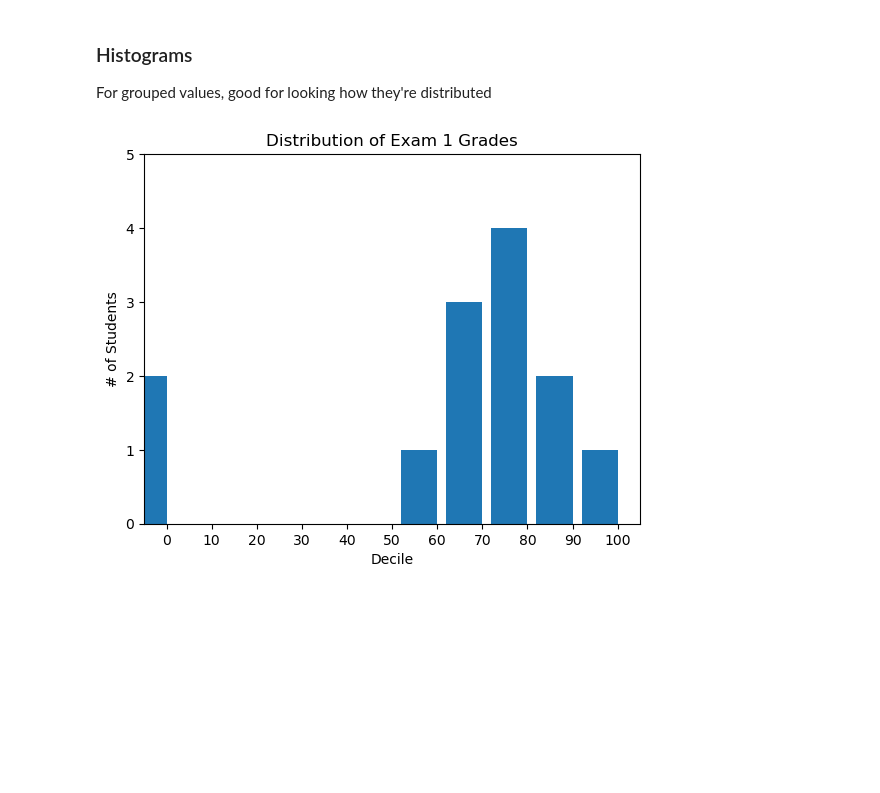
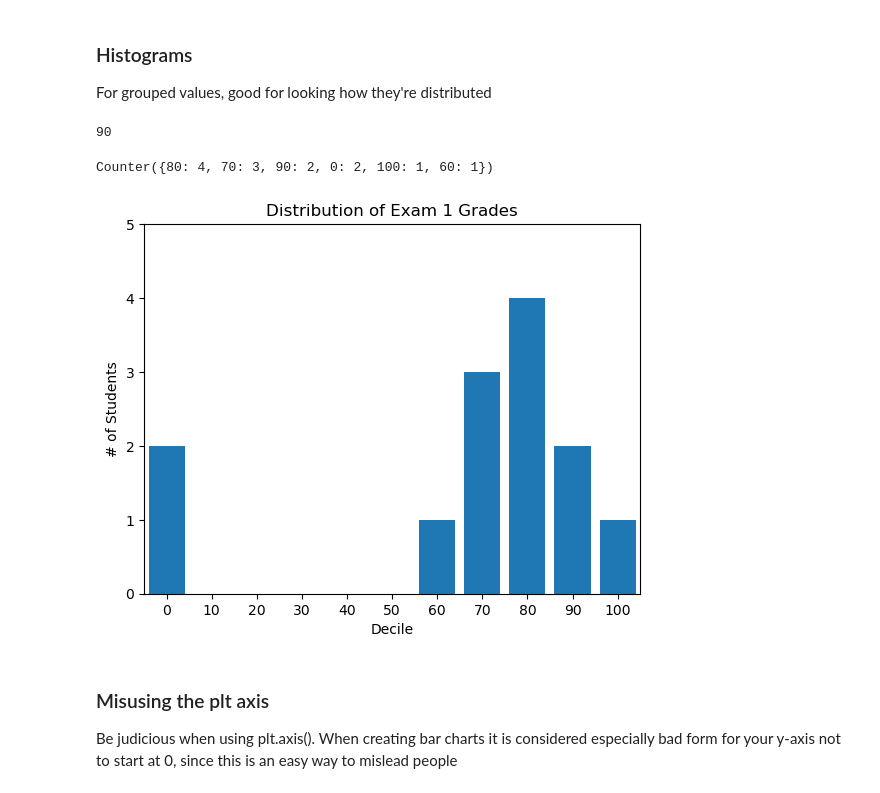
Before and after one commit to C11R11/DataTraining, a Jupyter notebook: Books/Data Science from Scratch/Chapter_2.ipynb, the cells around one changed output. Cells and saved outputs as stored; diff of their text form; code cells hidden in the pictures; blank space fills up the shorter version.

```diff
--- a/Books/Data Science from Scratch/Chapter_2.ipynb
+++ b/Books/Data Science from Scratch/Chapter_2.ipynb
@@ -52,21 +58,27 @@ For grouped values, good for looking how they're distributed
+# %%
+print(decile(95))
+# %% [output]
+90
+# %%
+print(histogram)
+# %% [output]
+Counter({80: 4, 70: 3, 90: 2, 0: 2, 100: 1, 60: 1})
 # %%
-from collections import Counter
-
-grades = [83,95,91,87,70,0,85,82,100,67,73,77,0]
-decile = lambda grade: grade // 10 * 10
-histogram = Counter(decile(grade) for grade in grades)
-
-plt.bar([x- 4 for x in histogram.keys()],   # shift each bar to the left by 4
+plt.bar([x for x in histogram.keys()],   # shift each bar to the left by 4
             histogram.values(),             # give each bar its correct height
             8)                              # give each bar a width of 8
 
 plt.axis([-5, 105, 0, 5])                   # x-axis from-5 to 105,
                                             # y-axis from 0 to 5
 
 plt.xticks([10 * i for i in range(11)])     # x-axis labels at 0, 10, ..., 100
 plt.xlabel("Decile")
 plt.ylabel("# of Students")
 plt.title("Distribution of Exam 1 Grades")
 plt.show()
 # %% [output]
-[figure, old version]
+[figure, new version]
+# %% [markdown]
+### Misusing the plt axis
+
+Be judicious when using plt.axis(). When creating bar charts it is considered especially bad form for your y-axis not to start at 0, since this is an easy way to mislead people
```
Also changed, not shown: parts of 5 cells of this notebook, 2 other files.
